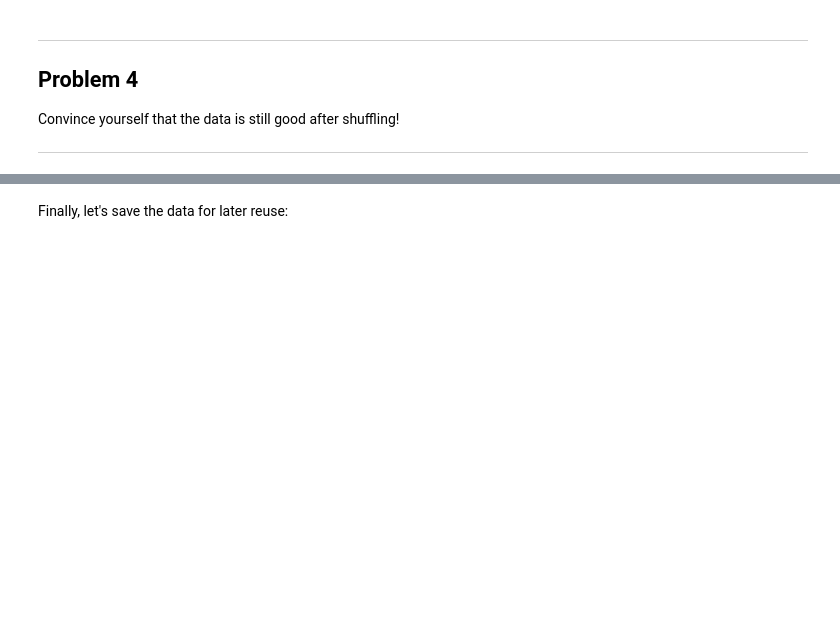
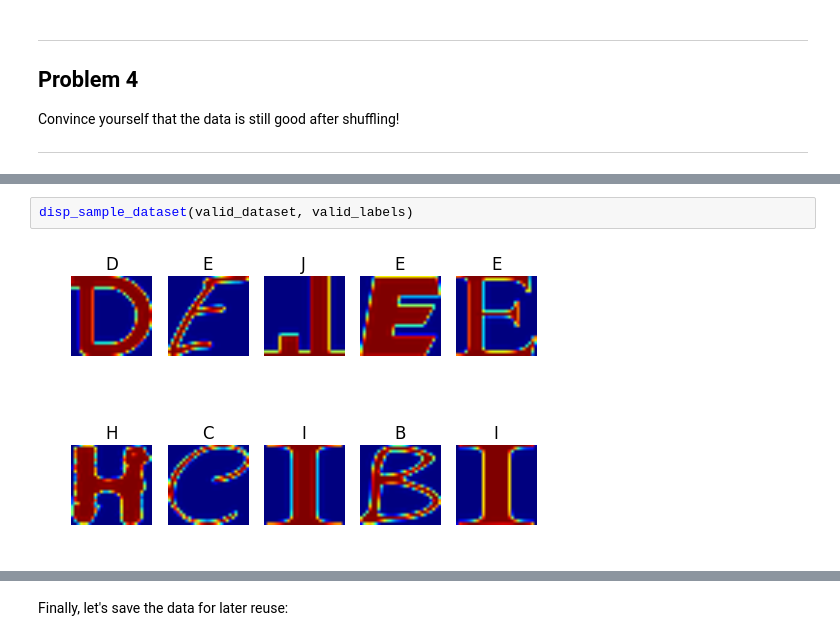
Before and after one commit to singhay/notebooks, a Jupyter notebook: udacity-deep-learning/1_notmnist.ipynb, the cells around one changed output, grey strips where cells are left out. Cells and saved outputs as stored; diff of their text form; blank space fills up the shorter version.

```diff
--- a/udacity-deep-learning/1_notmnist.ipynb
+++ b/udacity-deep-learning/1_notmnist.ipynb
@@ -403,0 +419,4 @@ Randomized Validation Data Stadard Deviation:  0.0
+# %%
+disp_sample_dataset(valid_dataset, valid_labels)
+# %% [output]
+[figure, added]
```
Also changed, not shown: parts of 24 cells of this notebook.
